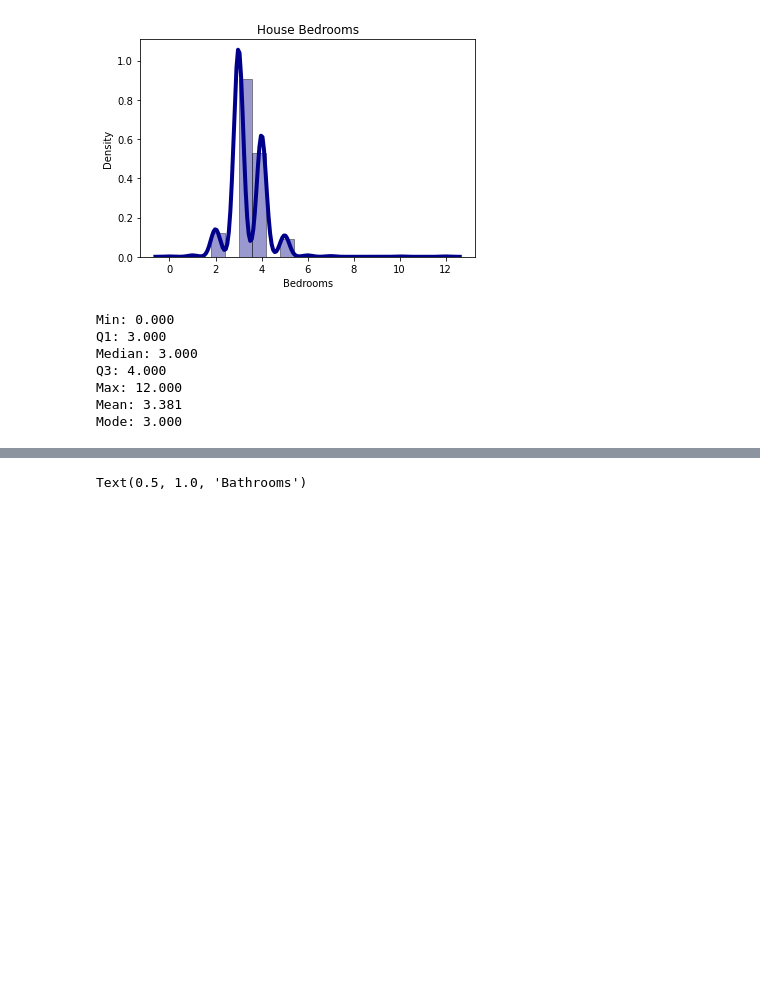
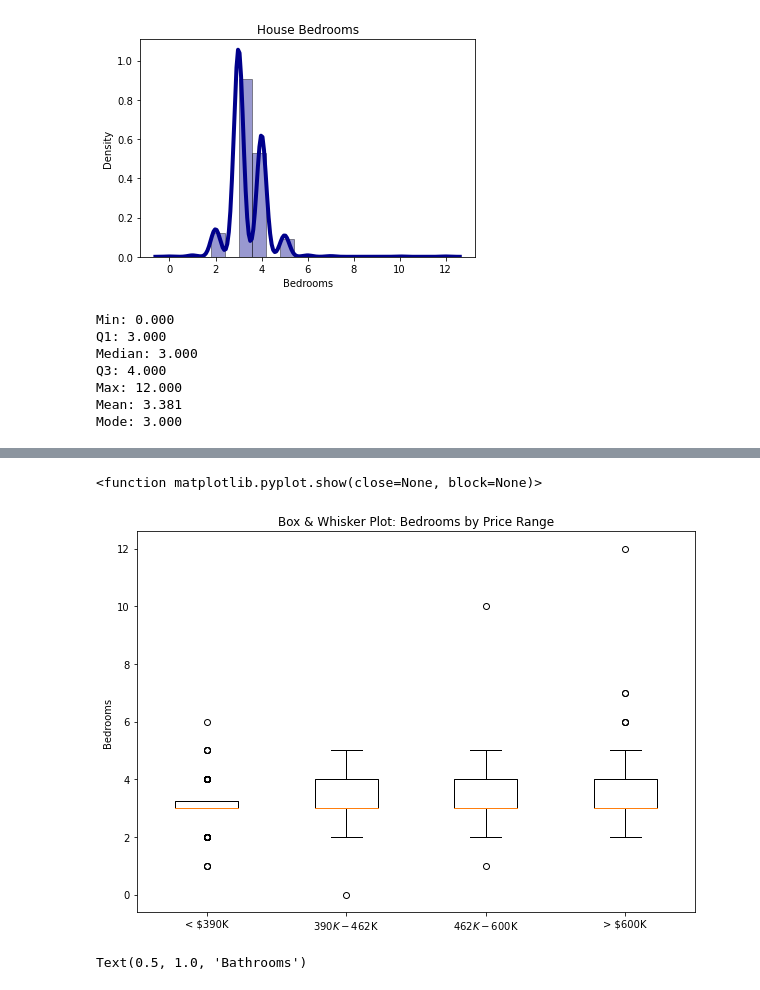
Before and after one commit to josephawanis30/MachineLearningRealEstatePredictions, a Jupyter notebook: Exploratory_Data_Analysis/EDA.ipynb, the cells around one changed output, grey strips where cells are left out. Saved outputs shown, nothing was run; the diff lists cells and outputs as text; code cells hidden in the pictures; blank space fills up the shorter version.

```diff
--- a/Exploratory_Data_Analysis/EDA.ipynb
+++ b/Exploratory_Data_Analysis/EDA.ipynb
@@ -245,3 +257,30 @@ Mode: 3.000
+# %%
+# split price data in quartiles
+q1 = housing_df[housing_df['Price'] <= 390000]
+q2 = housing_df[(housing_df['Price'] <= 462300) & (housing_df['Price'] > 390000)]
+q3 = housing_df[(housing_df['Price'] <= 600000) & (housing_df['Price'] > 462300)]
+q4 = housing_df[housing_df['Price'] > 600000]
+
+# q1_price = q1['Price']
+# q2_price = q2['Price']
+# q3_price = q3['Price']
+# q4_price = q4['Price']
+
+all_q = [q1['Bedrooms'], q2['Bedrooms'], q3['Bedrooms'], q4['Bedrooms']]
+
+# box and whiskers for bedrooms
+%matplotlib inline
+fig2, ax2 = plt.subplots(figsize = (10,7))
+
+ax2.boxplot(all_q)
+plt.title('Box & Whisker Plot: Bedrooms by Price Range')
+plt.ylabel('Bedrooms')
+plt.xticks([1,2,3,4], ['< $390K', '$390K-$462K','$462K-$600K','> $600K'])
+plt.savefig('../images/boxplot2.jpg')
+plt.show
+# %% [output]
+<function matplotlib.pyplot.show(close=None, block=None)>
+[figure, added]
 # %%
 # Density Plot and Histogram of the house bathrooms
 sns.distplot(housing_df['Bathrooms'], hist=True,
```
Also changed, not shown: parts of 2 cells of this notebook, 2 other files.
